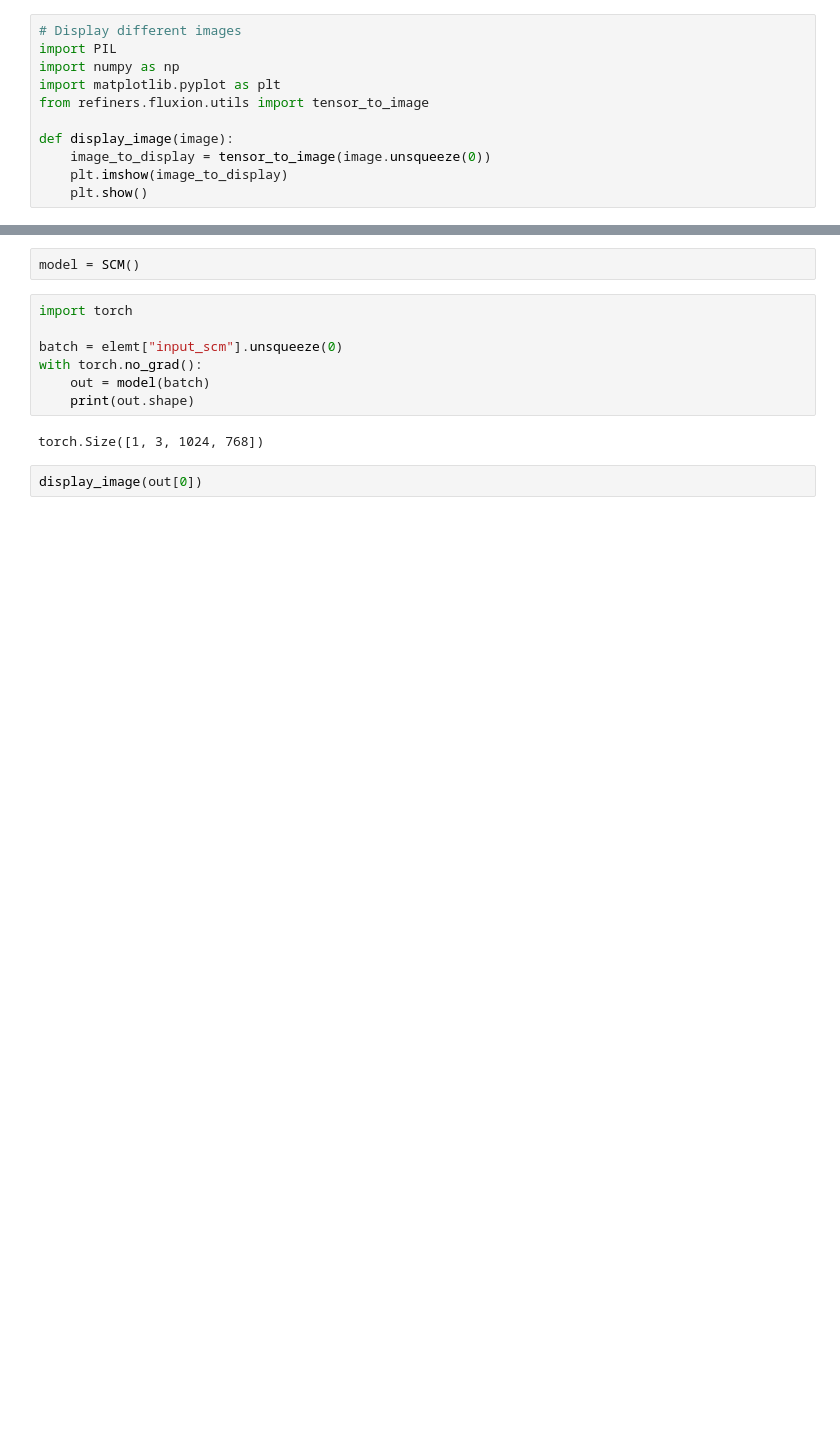
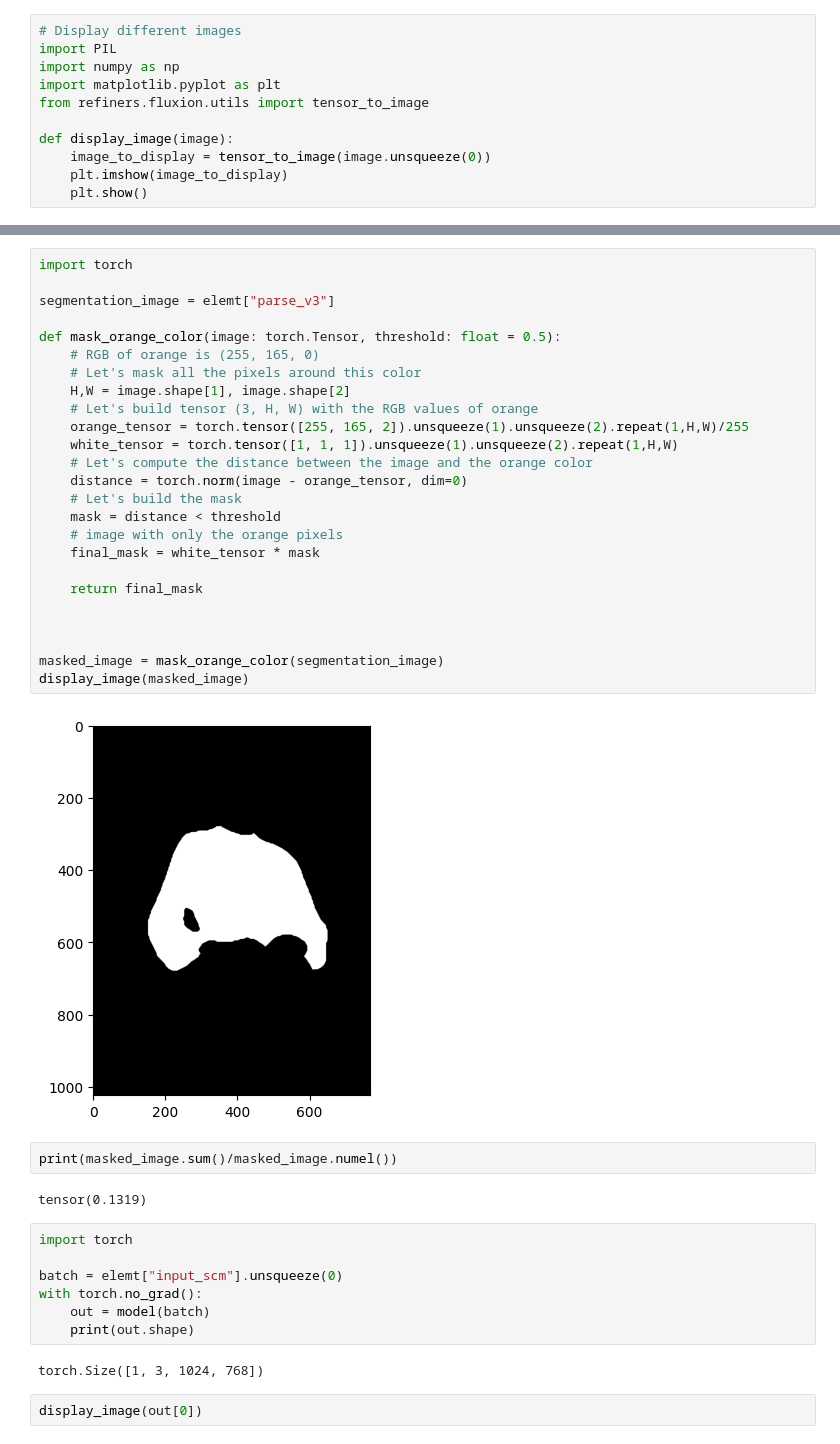
Before and after one commit to julenurchoeguia/vton, a Jupyter notebook: notebooks/test.ipynb, the cells around one changed output, grey strips where cells are left out. Cells and saved outputs as stored; diff of their text form; blank space fills up the shorter version.

```diff
--- a/notebooks/test.ipynb
+++ b/notebooks/test.ipynb
@@ -65,5 +76,34 @@ for key in [
-# %%
-model = SCM()
+# %%
+import torch
+
+segmentation_image = elemt["parse_v3"]
+
+def mask_orange_color(image: torch.Tensor, threshold: float = 0.5):
+    # RGB of orange is (255, 165, 0)
+    # Let's mask all the pixels around this color
+    H,W = image.shape[1], image.shape[2]
+    # Let's build tensor (3, H, W) with the RGB values of orange
+    orange_tensor = torch.tensor([255, 165, 2]).unsqueeze(1).unsqueeze(2).repeat(1,H,W)/255
+    white_tensor = torch.tensor([1, 1, 1]).unsqueeze(1).unsqueeze(2).repeat(1,H,W)
+    # Let's compute the distance between the image and the orange color
+    distance = torch.norm(image - orange_tensor, dim=0)
+    # Let's build the mask
+    mask = distance < threshold
+    # image with only the orange pixels
+    final_mask = white_tensor * mask
+
+    return final_mask
+
+
+
+masked_image = mask_orange_color(segmentation_image)
+display_image(masked_image)
+# %% [output]
+[figure, added]
+# %%
+print(masked_image.sum()/masked_image.numel())
+# %% [output]
+tensor(0.1319)
 # %%
 import torch
 
```
Also changed, not shown: parts of 6 cells of this notebook, 3 other files.
